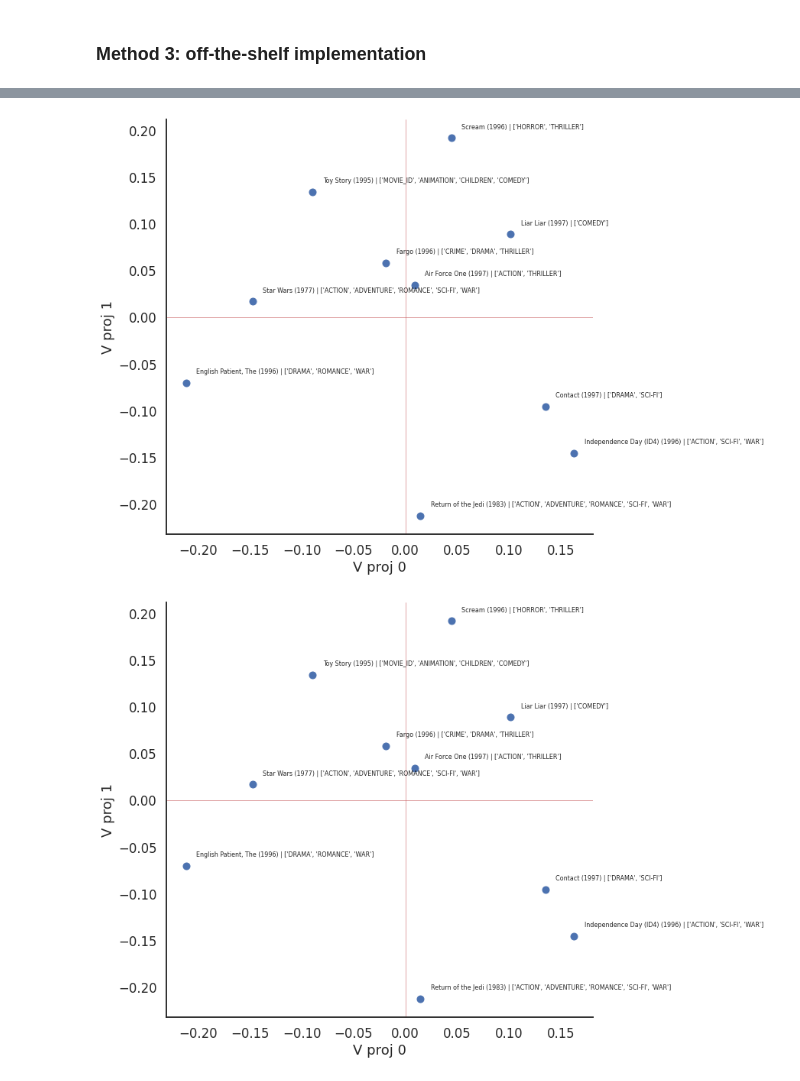
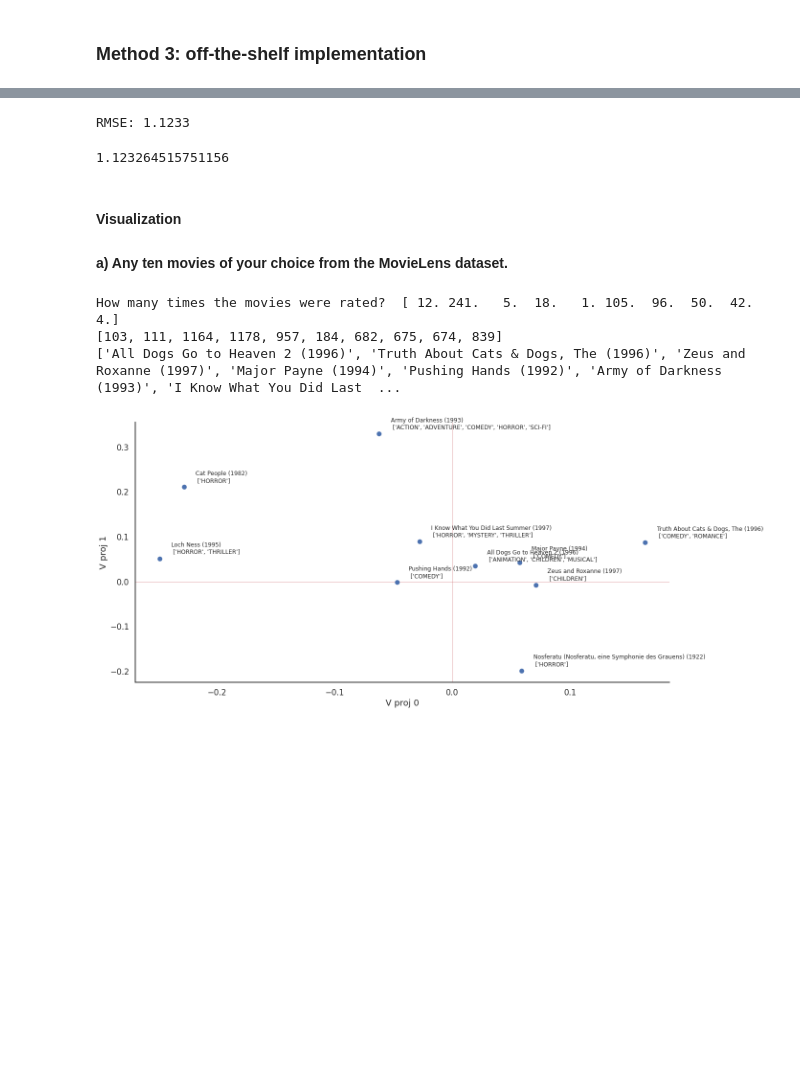
Before and after one commit to francescazfl/pandas, a Jupyter notebook: project2/sorina_project2.ipynb, the cells around one changed output, grey strips where cells are left out. Saved outputs shown, nothing was run; the diff lists cells and outputs as text; code cells hidden in the pictures; blank space fills up the shorter version.

```diff
--- a/project2/sorina_project2.ipynb
+++ b/project2/sorina_project2.ipynb
@@ -310,10 +354,68 @@ user: 196        item: 302        r_ui = 4.00   est = 3.53   {'was_impossible':
-# %%
-# same list as before
-V_proj_selection = get_V_proj_selection(list_movies_id, V_proj)
-visualize(algo.qi[:,0:10], list_movies_titles, list_movies_genre)
-
-# print('pu',algo.pu)
-# print('qi',algo.qi)
-# %% [output]
-[figure, removed]
-[figure, removed]
+# %%
+pred = []
+for rows in Y_test_df.iterrows():
+    uid = str(rows[1][0])
+    iid = str(rows[1][1])
+    rui = rows[1][2]
+
+    # get a prediction for specific users and items.
+    pred.append(algo.predict(uid, iid, r_ui=rui))
+
+surprise.accuracy.rmse(pred)
+# %% [output]
+RMSE: 1.1233
+1.123264515751156
+# %%
+# utils fcns
+def get_average_ratings_for_list_movies_ids(df):
+    average_rating = np.zeros(len(list_movies_id))
+    ct = np.zeros(len(list_movies_id))
+    for rows in df.iterrows():
+        for i, l in enumerate(list_movies_id):
+            if rows[1][1] == l:
+                average_rating[i] = average_rating[i] + rows[1][2]
+                ct[i] += 1
+
+    return average_rating, ct
+# %% [markdown]
+#### Visualization
+#### a) Any ten movies of your choice from the MovieLens dataset.
+# %%
+list_movies_id = [
+    103,
+    111,
+    1164,
+    (movies[movies["COMEDY"] == 1].sample()).MOVIE_ID.values[0],
+    (movies[movies["COMEDY"] == 1].sample()).MOVIE_ID.values[0],
+    (movies[movies["HORROR"] == 1].sample()).MOVIE_ID.values[0],
+    (movies[movies["HORROR"] == 1].sample()).MOVIE_ID.values[0],
+    (movies[movies["HORROR"] == 1].sample()).MOVIE_ID.values[0],
+    (movies[movies["HORROR"] == 1].sample()).MOVIE_ID.values[0],
+    (movies[movies["HORROR"] == 1].sample()).MOVIE_ID.values[0],
+]
+
+average_rating, ct = get_average_ratings_for_list_movies_ids(Y_train_df)
+list_average_ratings = average_rating / ct
+print("How many times the movies were rated? ", ct)
+
+(
+    list_movies_id,
+    list_movies_genre,
+    list_movies_titles,
+) = get_list_movies_from_list_of_ids(data, list_movies_id)
+
+
+print(list_movies_id)
+
+A_two_cols = get_first_two_components_from_svd(algo.qi.transpose())
+qi_proj = A_two_cols.transpose() @ algo.qi.transpose()  # U
+pu_proj = A_two_cols.transpose() @ algo.pu.transpose()  # V
+
+
+V_proj_selection = get_V_proj_selection(list_movies_id, qi_proj)
+visualize(V_proj_selection, list_movies_titles, list_movies_genre, filename="method3_parta.pdf")
+# %% [output]
+How many times the movies were rated?  [ 12. 241.   5.  18.   1. 105.  96.  50.  42.   4.]
+[103, 111, 1164, 1178, 957, 184, 682, 675, 674, 839]
+['All Dogs Go to Heaven 2 (1996)', 'Truth About Cats & Dogs, The (1996)', 'Zeus and Roxanne (1997)', 'Major Payne (1994)', 'Pushing Hands (1992)', 'Army of Darkness (1993)', 'I Know What You Did Last  ...
+[figure, added]
```
Also changed, not shown: parts of 23 cells of this notebook.
